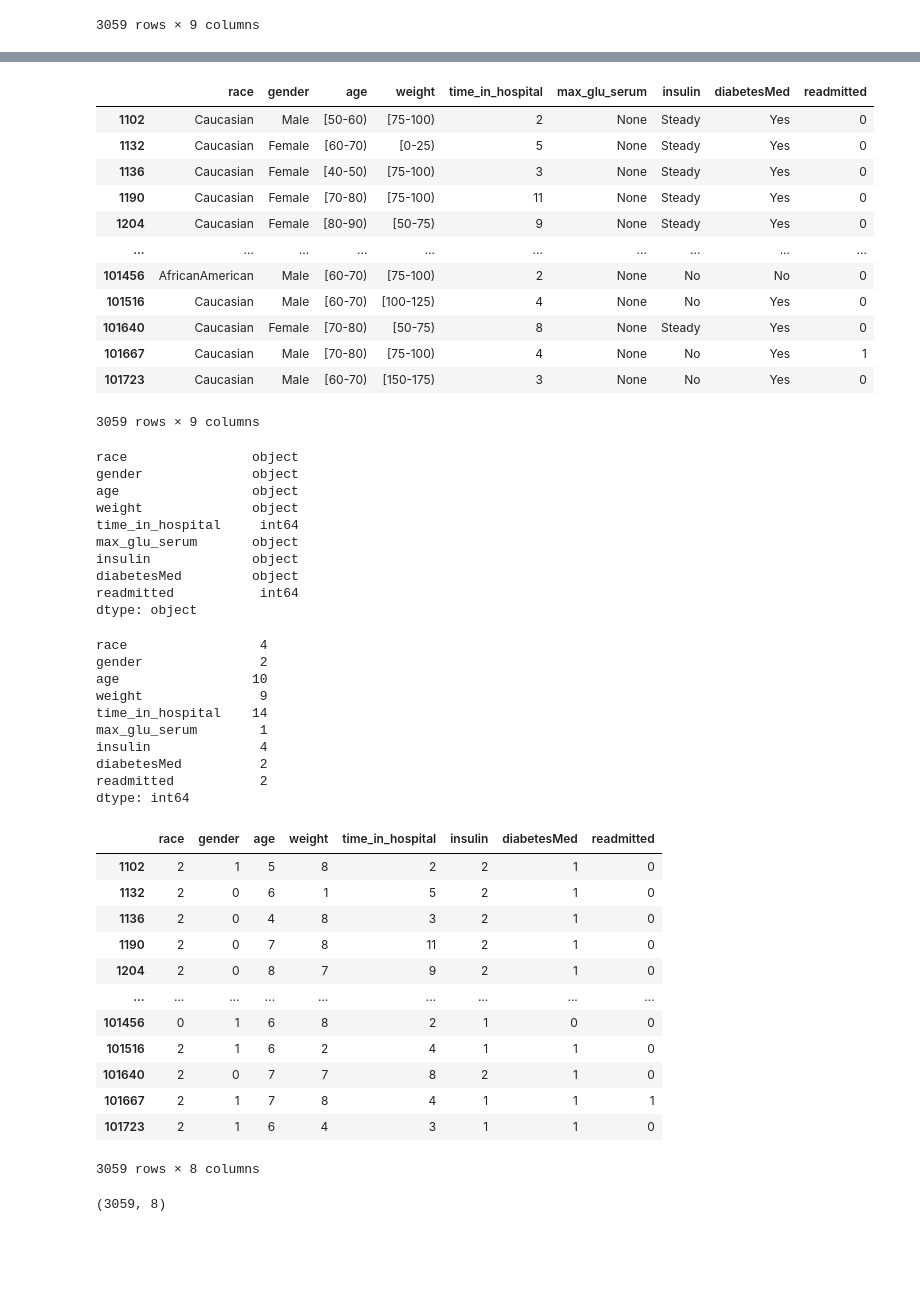
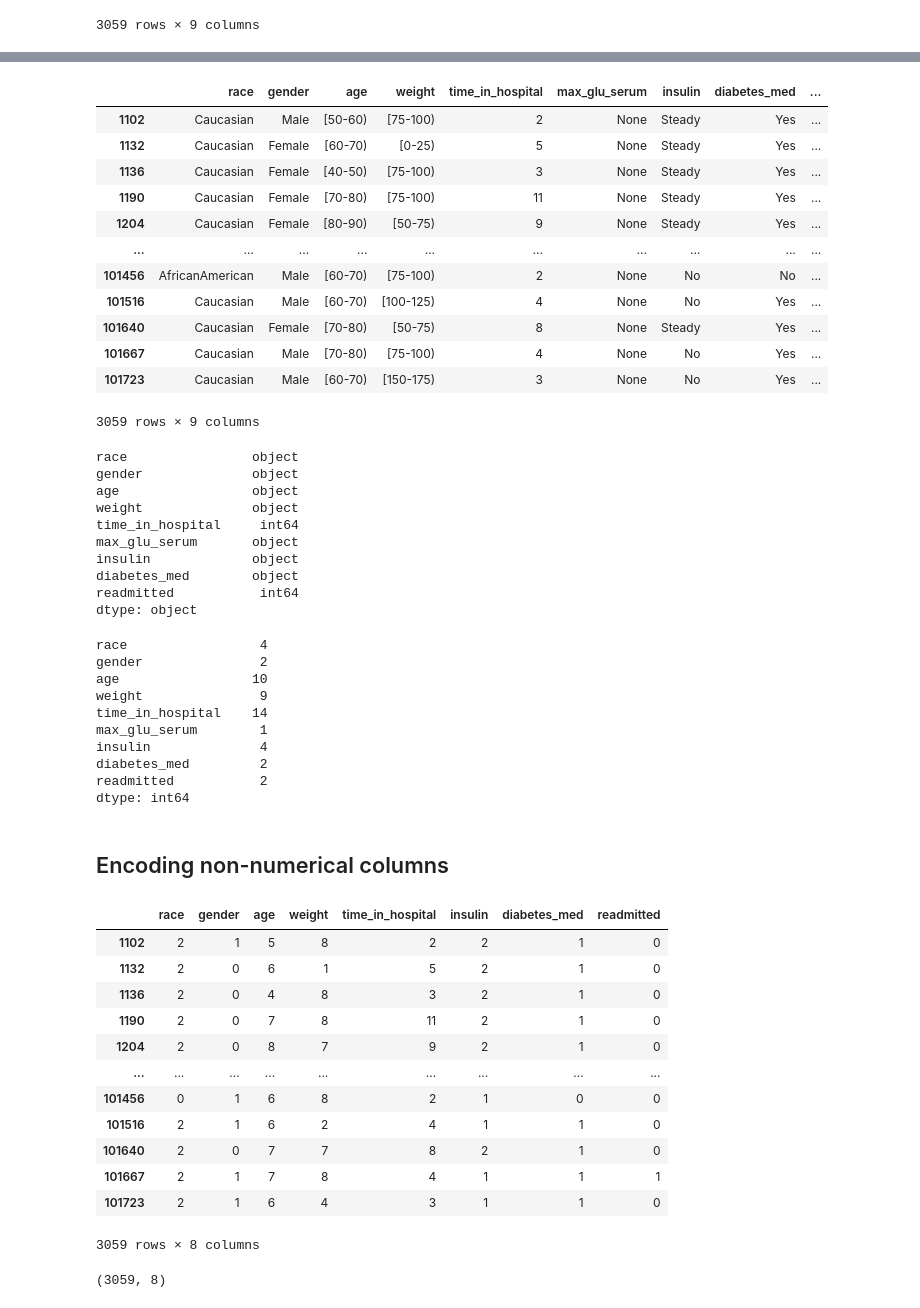
Before and after one commit to uvineet53/optum_22, a Jupyter notebook: preprocessing.ipynb, the cells around one changed output, grey strips where cells are left out. Saved outputs shown, nothing was run; the diff lists cells and outputs as text; code cells hidden in the pictures; blank space fills up the shorter version.

Commit message:
finalize postgres_load & preprocessing notebook

```diff
--- a/preprocessing.ipynb
+++ b/preprocessing.ipynb
@@ -69,3 +70,7 @@ df
 | 101667 | Caucasian | Male | [70-80) | [75-100) | 4 | None | No | Yes | <30 |
 | 101723 | Caucasian | Male | [60-70) | [150-175) | 3 | None | No | Yes | >30 |
 3059 rows × 9 columns
+# %%
+# Renaming column and lowercasing for future import to Postgres
+df.rename(columns={"diabetesMed": "diabetes_med"}, inplace =True)
+df
@@ -72,20 +93,20 @@ df
 # %%
-# Convert readmitted column to binary field
+# Convert readmitted column to binary field for target output
 df = df.replace({'readmitted': {"NO": 0, ">30": 0, "<30": 1}})
 df
 # %% [output]
-|  | race | gender | age | weight | time_in_hospital | max_glu_serum | insulin | diabetesMed | readmitted |
-| 1102 | Caucasian | Male | [50-60) | [75-100) | 2 | None | Steady | Yes | 0 |
-| 1132 | Caucasian | Female | [60-70) | [0-25) | 5 | None | Steady | Yes | 0 |
-| 1136 | Caucasian | Female | [40-50) | [75-100) | 3 | None | Steady | Yes | 0 |
-| 1190 | Caucasian | Female | [70-80) | [75-100) | 11 | None | Steady | Yes | 0 |
-| 1204 | Caucasian | Female | [80-90) | [50-75) | 9 | None | Steady | Yes | 0 |
+|  | race | gender | age | weight | time_in_hospital | max_glu_serum | insulin | diabetes_med | ... |
+| 1102 | Caucasian | Male | [50-60) | [75-100) | 2 | None | Steady | Yes | ... |
+| 1132 | Caucasian | Female | [60-70) | [0-25) | 5 | None | Steady | Yes | ... |
+| 1136 | Caucasian | Female | [40-50) | [75-100) | 3 | None | Steady | Yes | ... |
+| 1190 | Caucasian | Female | [70-80) | [75-100) | 11 | None | Steady | Yes | ... |
+| 1204 | Caucasian | Female | [80-90) | [50-75) | 9 | None | Steady | Yes | ... |
 | ... | ... | ... | ... | ... | ... | ... | ... | ... | ... |
-| 101456 | AfricanAmerican | Male | [60-70) | [75-100) | 2 | None | No | No | 0 |
-| 101516 | Caucasian | Male | [60-70) | [100-125) | 4 | None | No | Yes | 0 |
-| 101640 | Caucasian | Female | [70-80) | [50-75) | 8 | None | Steady | Yes | 0 |
-| 101667 | Caucasian | Male | [70-80) | [75-100) | 4 | None | No | Yes | 1 |
-| 101723 | Caucasian | Male | [60-70) | [150-175) | 3 | None | No | Yes | 0 |
+| 101456 | AfricanAmerican | Male | [60-70) | [75-100) | 2 | None | No | No | ... |
+| 101516 | Caucasian | Male | [60-70) | [100-125) | 4 | None | No | Yes | ... |
+| 101640 | Caucasian | Female | [70-80) | [50-75) | 8 | None | Steady | Yes | ... |
+| 101667 | Caucasian | Male | [70-80) | [75-100) | 4 | None | No | Yes | ... |
+| 101723 | Caucasian | Male | [60-70) | [150-175) | 3 | None | No | Yes | ... |
 3059 rows × 9 columns
 # %%
 #Checking data types of each variable
@@ -98,7 +119,7 @@ weight              object
 time_in_hospital     int64
 max_glu_serum       object
 insulin             object
-diabetesMed         object
+diabetes_med        object
 readmitted           int64
 dtype: object
 # %%
@@ -112,25 +133,27 @@ weight               9
 time_in_hospital    14
 max_glu_serum        1
 insulin              4
-diabetesMed          2
+diabetes_med         2
 readmitted           2
 dtype: int64
 # %%
 # Drop column since there is only 1 unique value
 df = df.drop(['max_glu_serum'], axis = 1)
+# %% [markdown]
+## Encoding non-numerical columns
 # %%
-# Convert categorical data to numeric with label encoding
+# Convert categorical data to numeric using Label Encoding v. One Hot Encoding to reduce # of features for final program
 from sklearn import preprocessing
 le = preprocessing.LabelEncoder()
 df['race'] = le.fit_transform(df['race'])
 df['gender'] = le.fit_transform(df['gender'])
 df['age'] = le.fit_transform(df['age'])
 df['weight'] = le.fit_transform(df['weight'])
 df['insulin'] = le.fit_transform(df['insulin'])
-df['diabetesMed'] = le.fit_transform(df['diabetesMed'])
+df['diabetes_med'] = le.fit_transform(df['diabetes_med'])
 df
 # %% [output]
-|  | race | gender | age | weight | time_in_hospital | insulin | diabetesMed | readmitted |
+|  | race | gender | age | weight | time_in_hospital | insulin | diabetes_med | readmitted |
 | 1102 | 2 | 1 | 5 | 8 | 2 | 2 | 1 | 0 |
 | 1132 | 2 | 0 | 6 | 1 | 5 | 2 | 1 | 0 |
 | 1136 | 2 | 0 | 4 | 8 | 3 | 2 | 1 | 0 |
```
Also changed, not shown: parts of 12 cells of this notebook, 3 other files.
